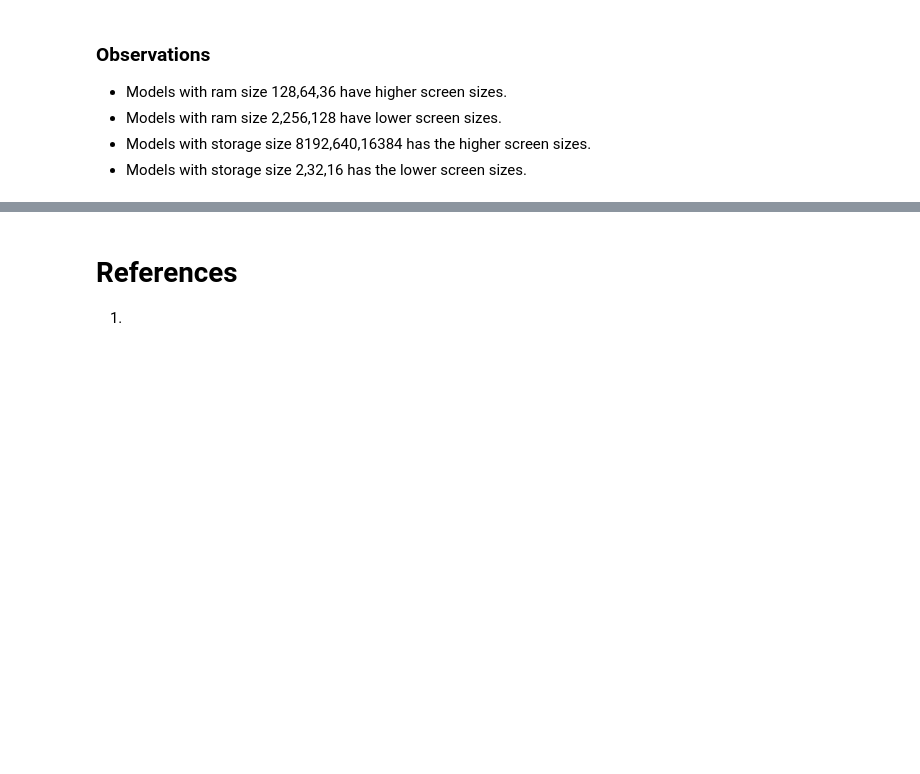
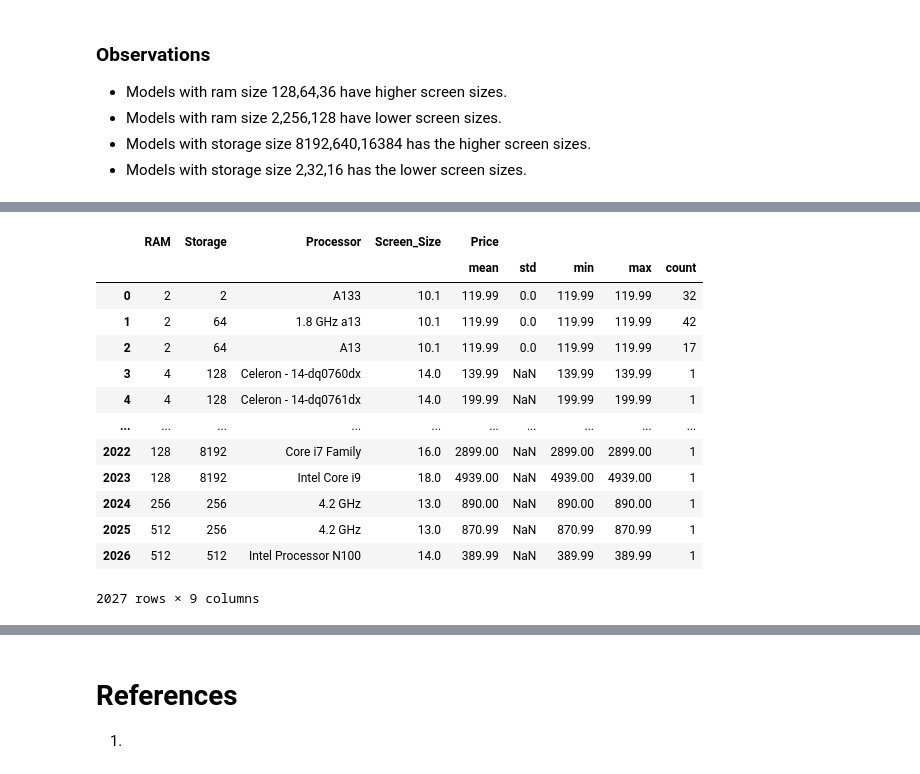
Before and after one commit to VaibhavSaran/CSE-587-PROJECT-LAPTRACK, a Jupyter notebook: Project Laptrack - Phase 1 Exploratory Data Analysis.ipynb, the cells around one changed output, grey strips where cells are left out. Drawn from its saved outputs; the diff is of its cells as text; code cells hidden in the pictures; blank space fills up the shorter version.

```diff
--- a/Project Laptrack - Phase 1 Exploratory Data Analysis.ipynb
+++ b/Project Laptrack - Phase 1 Exploratory Data Analysis.ipynb
@@ -796,0 +835,3 @@ plt.show()
+# %%
+sdf = df.copy()
+sdf.head()
@@ -796,0 +929,21 @@ plt.show()
+# %%
+price_variation = sdf.groupby(['RAM', 'Storage', 'Processor', 'Screen_Size']).agg({
+    'Price': ['mean', 'std', 'min', 'max', 'count']
+}).reset_index()
+# %%
+price_variation
+# %% [output]
+|  | RAM | Storage | Processor | Screen_Size | Price |  |  |  |  |
+|  |  |  |  |  | mean | std | min | max | count |
+| 0 | 2 | 2 | A133 | 10.1 | 119.99 | 0.0 | 119.99 | 119.99 | 32 |
+| 1 | 2 | 64 | 1.8 GHz a13 | 10.1 | 119.99 | 0.0 | 119.99 | 119.99 | 42 |
+| 2 | 2 | 64 | A13 | 10.1 | 119.99 | 0.0 | 119.99 | 119.99 | 17 |
+| 3 | 4 | 128 | Celeron - 14-dq0760dx | 14.0 | 139.99 | NaN | 139.99 | 139.99 | 1 |
+| 4 | 4 | 128 | Celeron - 14-dq0761dx | 14.0 | 199.99 | NaN | 199.99 | 199.99 | 1 |
+| ... | ... | ... | ... | ... | ... | ... | ... | ... | ... |
+| 2022 | 128 | 8192 | Core i7 Family | 16.0 | 2899.00 | NaN | 2899.00 | 2899.00 | 1 |
+| 2023 | 128 | 8192 | Intel Core i9 | 18.0 | 4939.00 | NaN | 4939.00 | 4939.00 | 1 |
+| 2024 | 256 | 256 | 4.2 GHz | 13.0 | 890.00 | NaN | 890.00 | 890.00 | 1 |
+| 2025 | 512 | 256 | 4.2 GHz | 13.0 | 870.99 | NaN | 870.99 | 870.99 | 1 |
+| 2026 | 512 | 512 | Intel Processor N100 | 14.0 | 389.99 | NaN | 389.99 | 389.99 | 1 |
+2027 rows × 9 columns
```
Also changed, not shown: parts of 14 cells of this notebook, 1 other file.
